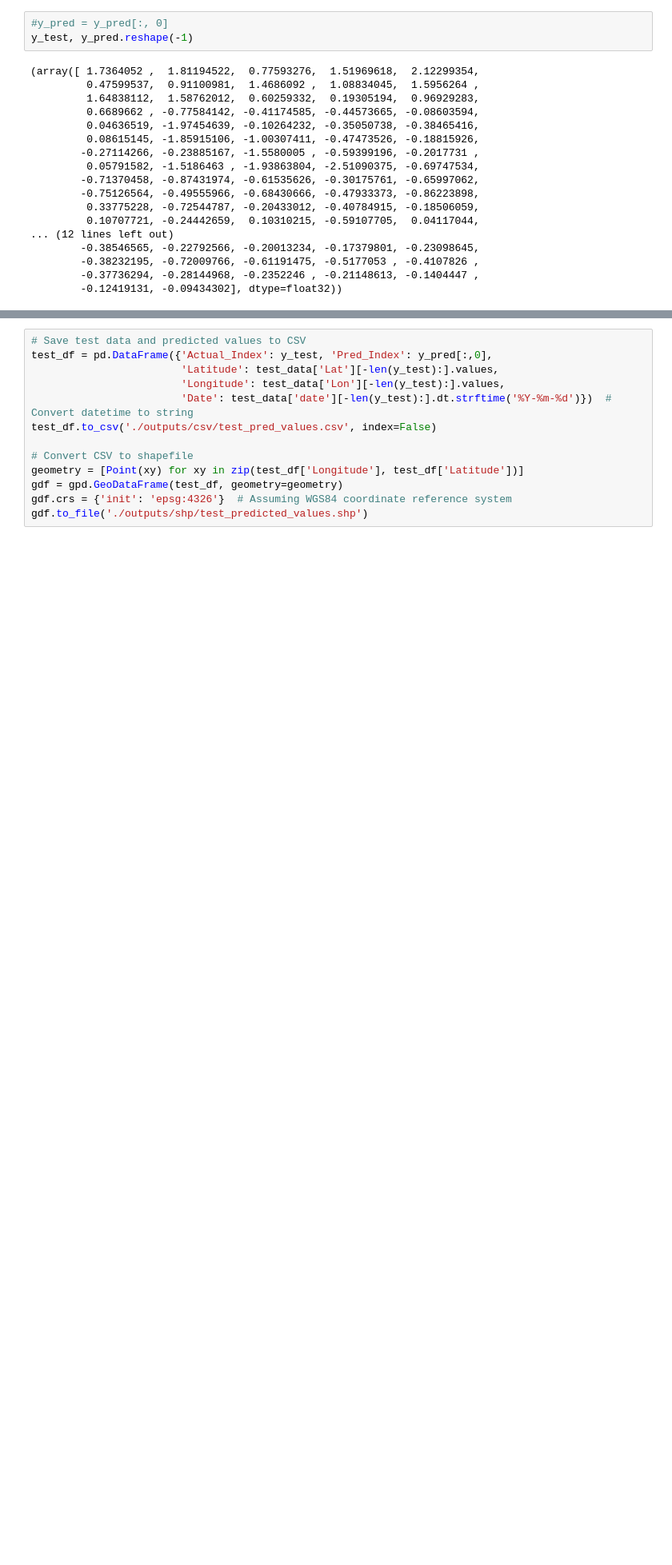
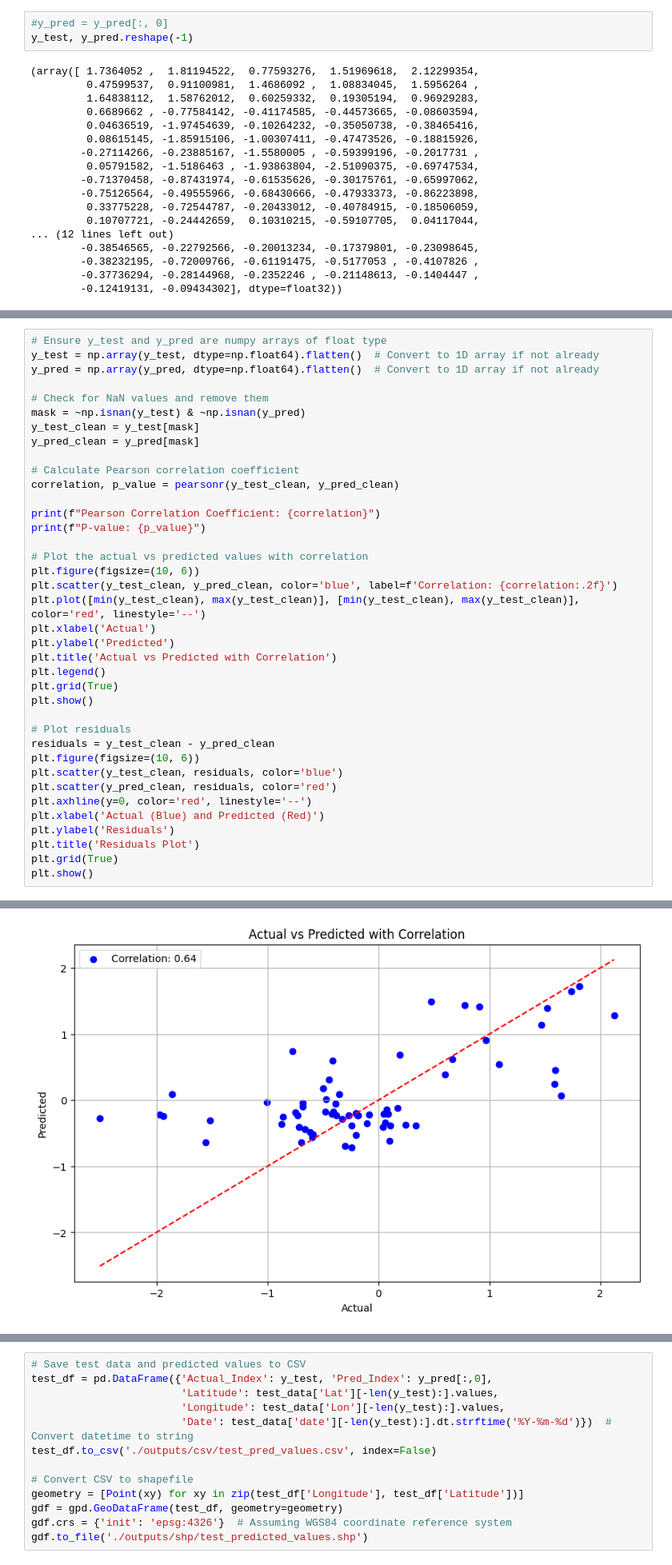
Before and after one commit to janakparajuli/Spatio_Temporal_Analysis, a Jupyter notebook: Spatio_Temporal_Analysis.ipynb, the cells around one changed output, grey strips where cells are left out. Shown at 80% size. Cells and saved outputs as stored; diff of their text form; blank space fills up the shorter version.

Commit message:
correlation computed

```diff
--- a/Spatio_Temporal_Analysis.ipynb
+++ b/Spatio_Temporal_Analysis.ipynb
@@ -244,0 +223,39 @@ plt.show()
+# %%
+# Ensure y_test and y_pred are numpy arrays of float type
+y_test = np.array(y_test, dtype=np.float64).flatten()  # Convert to 1D array if not already
+y_pred = np.array(y_pred, dtype=np.float64).flatten()  # Convert to 1D array if not already
+
+# Check for NaN values and remove them
+mask = ~np.isnan(y_test) & ~np.isnan(y_pred)
+y_test_clean = y_test[mask]
+y_pred_clean = y_pred[mask]
+
+# Calculate Pearson correlation coefficient
+correlation, p_value = pearsonr(y_test_clean, y_pred_clean)
+
+print(f"Pearson Correlation Coefficient: {correlation}")
+print(f"P-value: {p_value}")
+
+# Plot the actual vs predicted values with correlation
+plt.figure(figsize=(10, 6))
+plt.scatter(y_test_clean, y_pred_clean, color='blue', label=f'Correlation: {correlation:.2f}')
+plt.plot([min(y_test_clean), max(y_test_clean)], [min(y_test_clean), max(y_test_clean)], color='red', linestyle='--')
+plt.xlabel('Actual')
+plt.ylabel('Predicted')
+plt.title('Actual vs Predicted with Correlation')
+plt.legend()
+plt.grid(True)
+plt.show()
+
+# Plot residuals
+residuals = y_test_clean - y_pred_clean
+plt.figure(figsize=(10, 6))
+plt.scatter(y_test_clean, residuals, color='blue')
+plt.scatter(y_pred_clean, residuals, color='red')
+plt.axhline(y=0, color='red', linestyle='--')
+plt.xlabel('Actual (Blue) and Predicted (Red)')
+plt.ylabel('Residuals')
+plt.title('Residuals Plot')
+plt.grid(True)
+plt.show()
+# %% [output]
@@ -244,0 +264 @@ plt.show()
+[figure, added]
```
Also changed, not shown: parts of 3 cells of this notebook.
